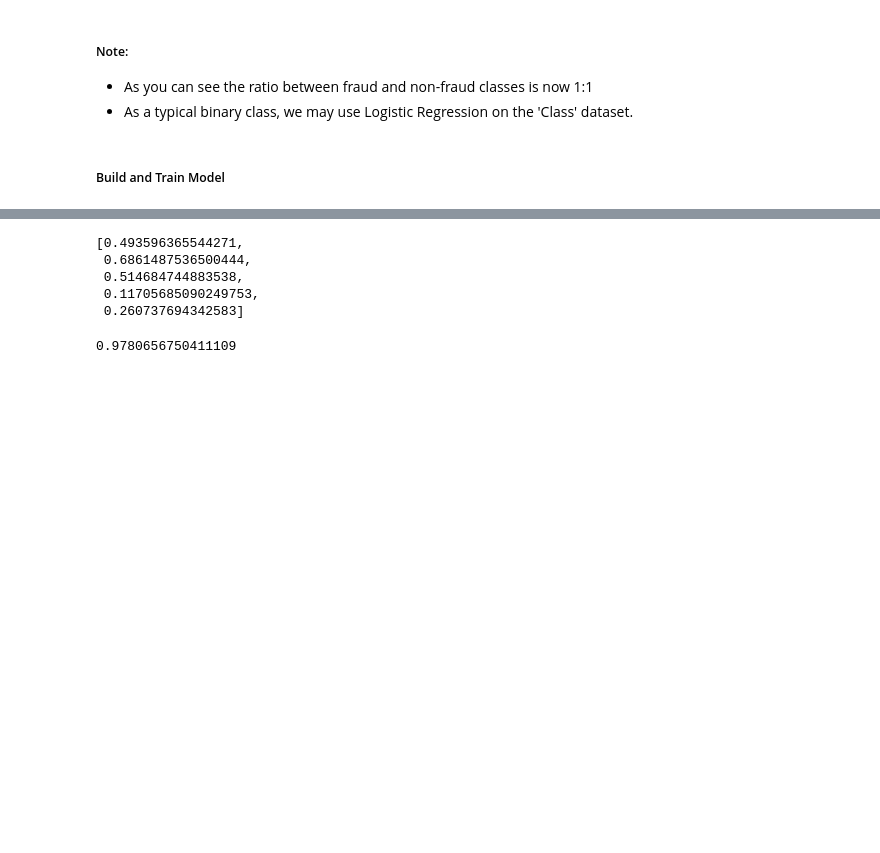
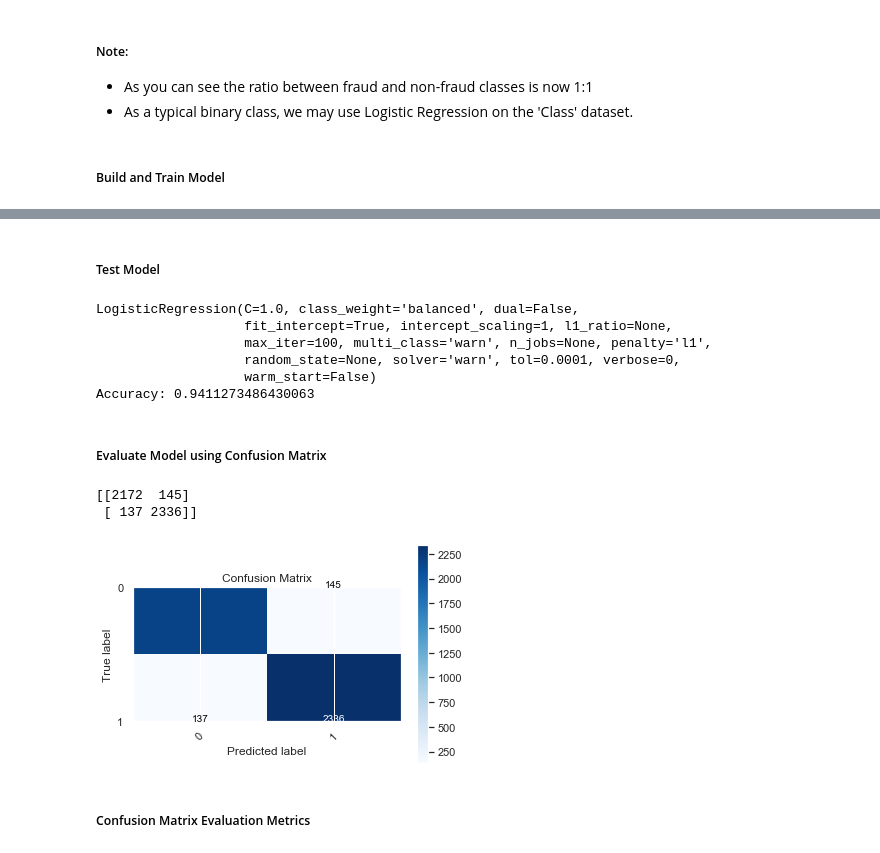
Before and after one commit to ThoaShook/Fraud_Detection, a Jupyter notebook: CreditCard_Fraud_Detection.ipynb, the cells around one changed output, grey strips where cells are left out. Cells and saved outputs as stored; diff of their text form; code cells hidden in the pictures; blank space fills up the shorter version.

Commit message:
Create confusion matrix and test the model using AUROC

```diff
--- a/CreditCard_Fraud_Detection.ipynb
+++ b/CreditCard_Fraud_Detection.ipynb
@@ -308,20 +332,57 @@ Logistic Regression f1_score: 0.9038768601903303
-# %%
-from sklearn.metrics import roc_auc_score
-# Predict class probabilities
-prob_y = clf.predict_proba(X)
-
-# Keep only the positive class
-
-prob_y = [p[1] for p in prob_y]
-
-prob_y[:5]
-# %% [output]
-[0.493596365544271,
- 0.6861487536500444,
- 0.514684744883538,
- 0.11705685090249753,
- 0.260737694342583]
-# %%
-print( roc_auc_score(y, prob_y) )
-# %% [output]
-0.9780656750411109
+# %% [markdown]
+##### Test Model
+# %%
+y = df_upsampled['Class']
+X = df_upsampled.drop('Class', axis =1)
+
+X_train, X_test, y_train, y_test = train_test_split(X, y, test_size=0.3,random_state=9)
+
+log_reg = LogisticRegression(C=1.0, class_weight ='balanced', penalty ='l1')
+model_log = log_reg.fit(X_train, y_train)
+print(model_log)
+
+y_pred = log_reg.predict(X_test)
+
+print("Accuracy:",metrics.accuracy_score(y_test, y_pred))
+# %% [output]
+LogisticRegression(C=1.0, class_weight='balanced', dual=False,
+                   fit_intercept=True, intercept_scaling=1, l1_ratio=None,
+                   max_iter=100, multi_class='warn', n_jobs=None, penalty='l1',
+                   random_state=None, solver='warn', tol=0.0001, verbose=0,
+                   warm_start=False)
+Accuracy: 0.9411273486430063
+# %% [markdown]
+##### Evaluate Model using Confusion Matrix
+# %%
+import itertools
+from sklearn.metrics import confusion_matrix
+cnf_matrix = confusion_matrix(y_test, y_pred)
+
+plt.imshow(cnf_matrix,  cmap=plt.cm.Blues)
+
+plt.title('Confusion Matrix')
+plt.ylabel('True label')
+plt.xlabel('Predicted label')
+
+class_names = set(y)
+tick_marks = np.arange(len(class_names))
+plt.xticks(tick_marks, class_names, rotation=45)
+plt.yticks(tick_marks, class_names)
+
+
+thresh = cnf_matrix.max() / 2
+for i, j in itertools.product(range(cnf_matrix.shape[0]), range(cnf_matrix.shape[1])):
+        plt.text(j, i, cnf_matrix[i, j],
+                 horizontalalignment="center",
+                 color="white" if cnf_matrix[i, j] > thresh else "black")
+
+plt.colorbar()
+
+
+print(cnf_matrix)
+# %% [output]
+[[2172  145]
+ [ 137 2336]]
+[figure, added]
+# %% [markdown]
+##### Confusion Matrix Evaluation Metrics
```
Also changed, not shown: parts of 8 cells of this notebook, 6 other files.
